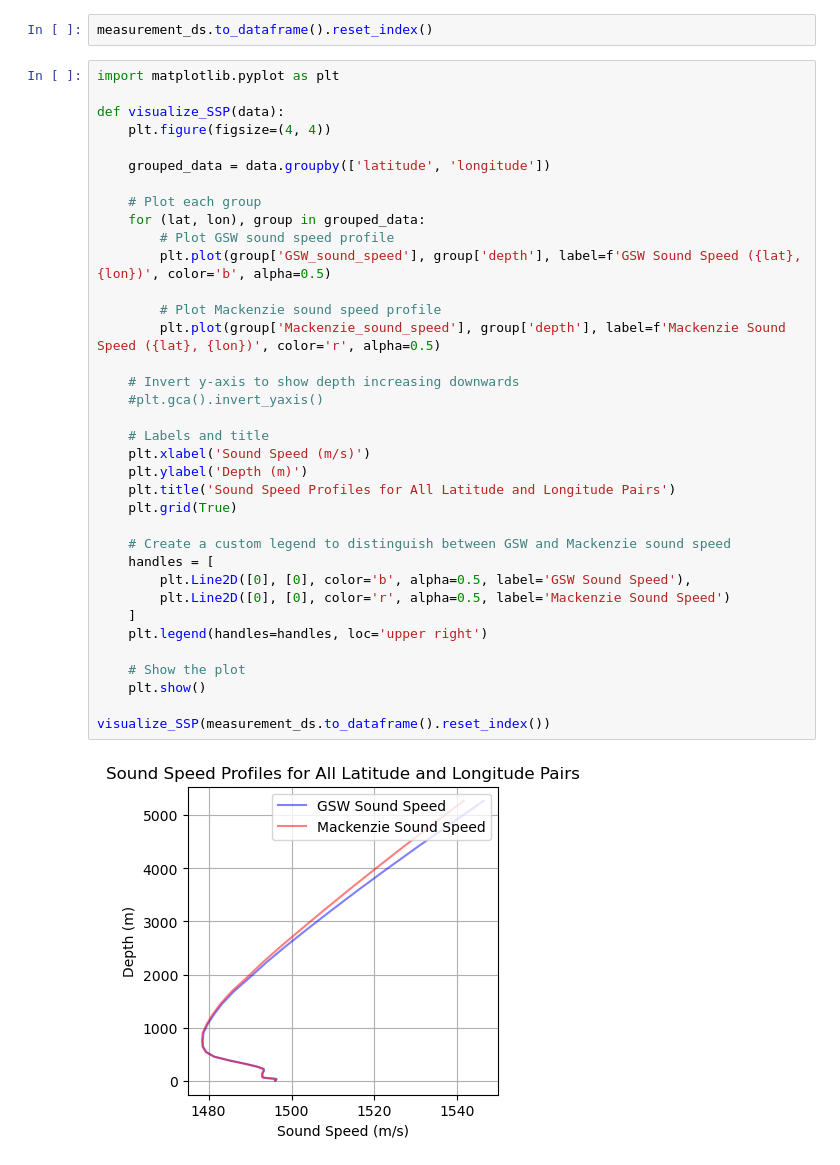
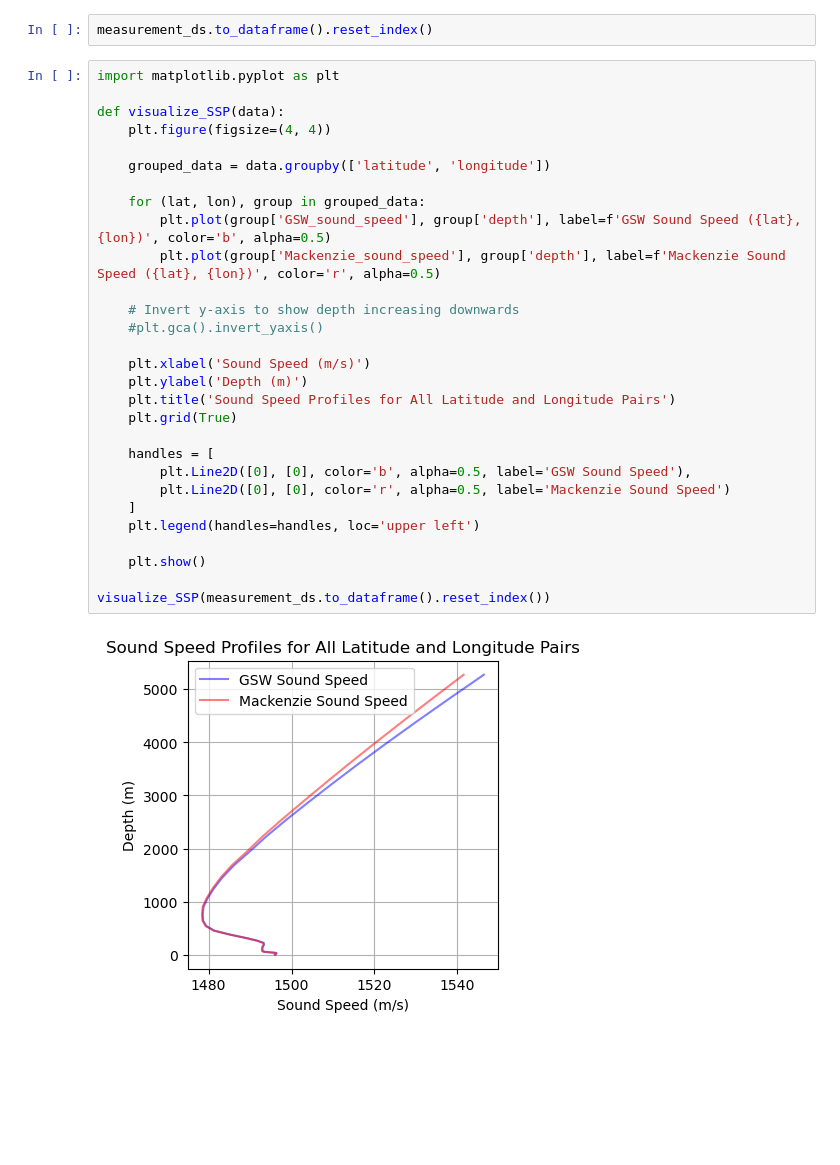
Before and after one commit to OceanStreamIO/sound-speed-profile, a Jupyter notebook: SSP_from_Copernicus.ipynb, the cells around one changed output. Saved outputs shown, nothing was run; the diff lists cells and outputs as text; blank space fills up the shorter version.

```diff
--- a/SSP_from_Copernicus.ipynb
+++ b/SSP_from_Copernicus.ipynb
@@ -160,38 +160,31 @@ measurement_ds.to_dataframe().reset_index()
 # %%
 import matplotlib.pyplot as plt
 
 def visualize_SSP(data):
     plt.figure(figsize=(4, 4))
 
     grouped_data = data.groupby(['latitude', 'longitude'])
 
-    # Plot each group
     for (lat, lon), group in grouped_data:
-        # Plot GSW sound speed profile
         plt.plot(group['GSW_sound_speed'], group['depth'], label=f'GSW Sound Speed ({lat}, {lon})', color='b', alpha=0.5)
-
-        # Plot Mackenzie sound speed profile
         plt.plot(group['Mackenzie_sound_speed'], group['depth'], label=f'Mackenzie Sound Speed ({lat}, {lon})', color='r', alpha=0.5)
 
     # Invert y-axis to show depth increasing downwards
     #plt.gca().invert_yaxis()
 
-    # Labels and title
     plt.xlabel('Sound Speed (m/s)')
     plt.ylabel('Depth (m)')
     plt.title('Sound Speed Profiles for All Latitude and Longitude Pairs')
     plt.grid(True)
 
-    # Create a custom legend to distinguish between GSW and Mackenzie sound speed
     handles = [
         plt.Line2D([0], [0], color='b', alpha=0.5, label='GSW Sound Speed'),
         plt.Line2D([0], [0], color='r', alpha=0.5, label='Mackenzie Sound Speed')
     ]
-    plt.legend(handles=handles, loc='upper right')
+    plt.legend(handles=handles, loc='upper left')
 
-    # Show the plot
     plt.show()
 
 visualize_SSP(measurement_ds.to_dataframe().reset_index())
 # %% [output]
-[figure, old version]
+[figure, new version]
```
